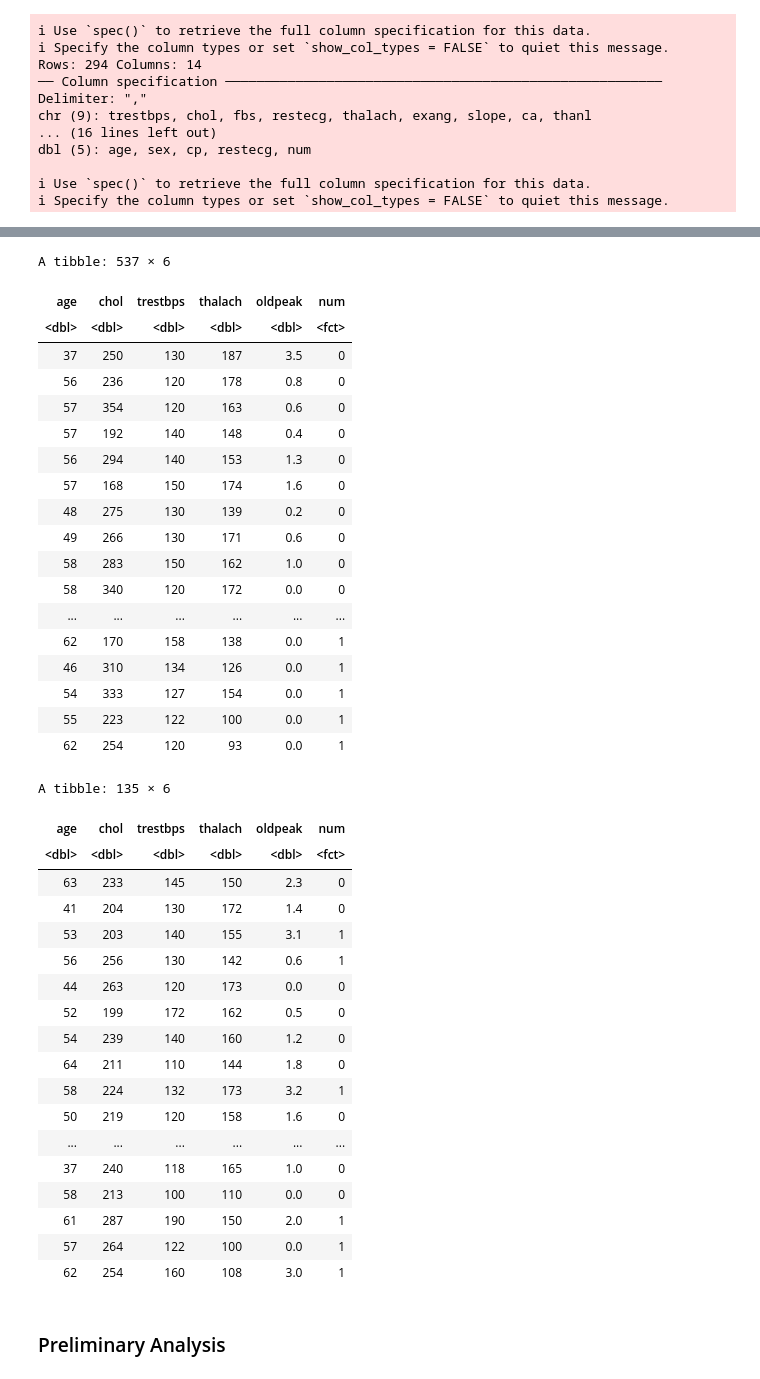
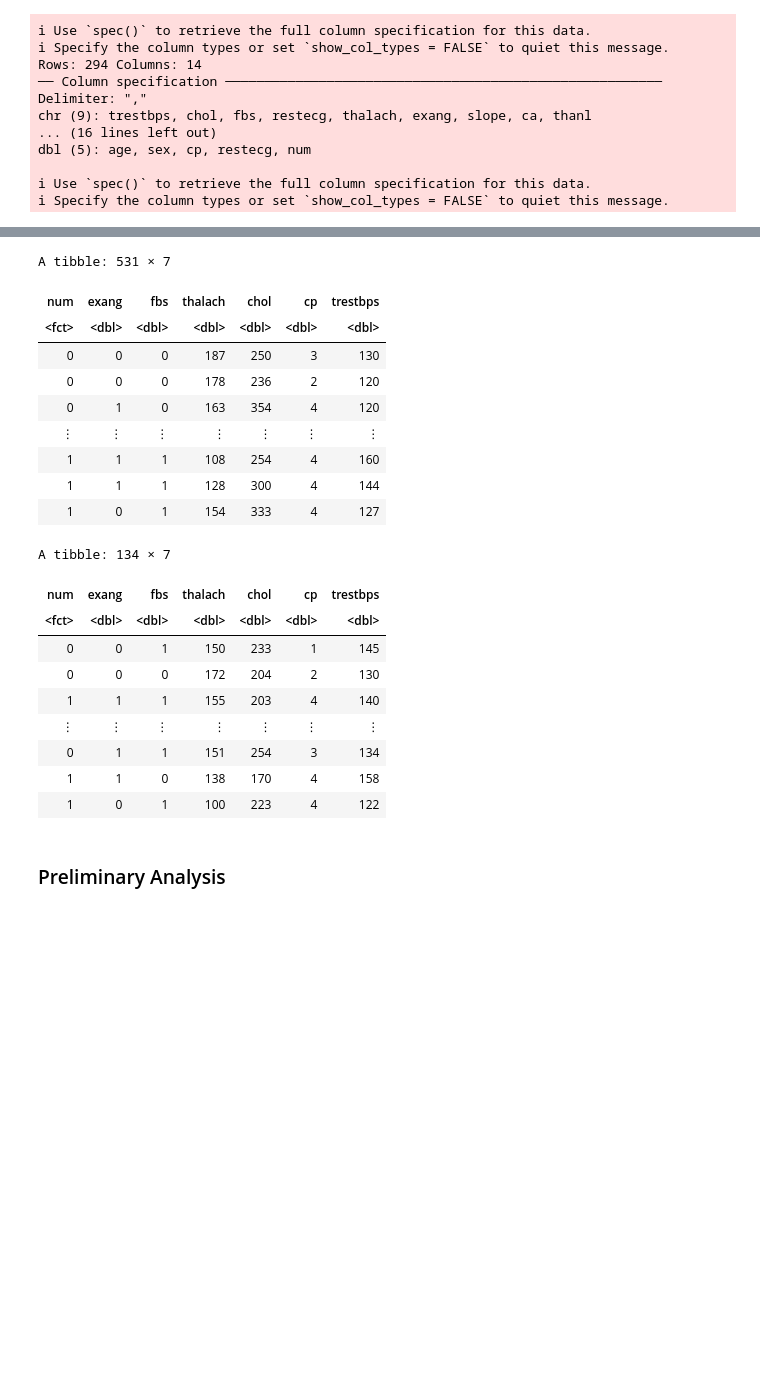
Before and after one commit to Dangel02/heartdisease_dataset, a Jupyter notebook: project_draft.ipynb, the cells around one changed output, grey strips where cells are left out. Drawn from its saved outputs; the diff is of its cells as text; code cells hidden in the pictures; blank space fills up the shorter version.

```diff
--- a/project_draft.ipynb
+++ b/project_draft.ipynb
@@ -102,5 +96,6 @@ A tibble: 920 × 14
 # %%
-heart_data <- heart_data_combined |>
+tidy_heart_data <- heart_data_combined |>
                 mutate(num = ifelse(num %in% 1:4, 1, num)) |> # Correcting scaling of heart disease data (num)
                 filter(chol != 0) |> # There is one incorrect point where chol = 0
                 mutate(num = as_factor(num))
+tidy_heart_data|>arrange(thalach)
@@ -107,7 +113,10 @@ heart_data <- heart_data_combined |>
 # %%
 # Remove observations with NA values for predictor variables (age, chol, trestbps, thalach, oldpeak) only
-heart_data <- heart_data |>
-                filter(!is.na(age), !is.na(chol), !is.na(trestbps), !is.na(thalach), !is.na(oldpeak))
+heart_data <- tidy_heart_data |>
+                filter( !is.na(chol), !is.na(thalach), !is.na(fbs),!is.na(trestbps))
+heart_data|>group_by(trestbps)|>
+summarize(n=n())
+# arrange(oldpeak)
 
-heart_data
+# heart_data
 # %% [output]
@@ -133,57 +133,41 @@ A tibble: 672 × 14
 # %%
 # Split data into training (80%) and testing (20%) data
 set.seed(1234)
 
 #
+# clean_heart <- heart_data |>
+#                     select(age, chol, trestbps, thalach, oldpeak, num)
+
 clean_heart <- heart_data |>
-                    select(age, chol, trestbps, thalach, oldpeak, num)
-
+                    select( num,  exang, fbs, thalach, chol,cp,trestbps)
 
 heart_split <- initial_split(clean_heart, prop = 0.80, strata = num)
 heart_train <- training(heart_split)
 heart_test <- testing(heart_split)
 
-heart_train
+heart_train|>arrange(fbs)
 heart_test
 # %% [output]
-A tibble: 537 × 6
+A tibble: 531 × 7
-| age | chol | trestbps | thalach | oldpeak | num |
-| <dbl> | <dbl> | <dbl> | <dbl> | <dbl> | <fct> |
-| 37 | 250 | 130 | 187 | 3.5 | 0 |
-| 56 | 236 | 120 | 178 | 0.8 | 0 |
-| 57 | 354 | 120 | 163 | 0.6 | 0 |
-| 57 | 192 | 140 | 148 | 0.4 | 0 |
-| 56 | 294 | 140 | 153 | 1.3 | 0 |
-| 57 | 168 | 150 | 174 | 1.6 | 0 |
-| 48 | 275 | 130 | 139 | 0.2 | 0 |
-| 49 | 266 | 130 | 171 | 0.6 | 0 |
-| 58 | 283 | 150 | 162 | 1.0 | 0 |
-| 58 | 340 | 120 | 172 | 0.0 | 0 |
-| ... | ... | ... | ... | ... | ... |
-| 62 | 170 | 158 | 138 | 0.0 | 1 |
-| 46 | 310 | 134 | 126 | 0.0 | 1 |
-| 54 | 333 | 127 | 154 | 0.0 | 1 |
-| 55 | 223 | 122 | 100 | 0.0 | 1 |
-| 62 | 254 | 120 | 93 | 0.0 | 1 |
+| num | exang | fbs | thalach | chol | cp | trestbps |
+| <fct> | <dbl> | <dbl> | <dbl> | <dbl> | <dbl> | <dbl> |
+| 0 | 0 | 0 | 187 | 250 | 3 | 130 |
+| 0 | 0 | 0 | 178 | 236 | 2 | 120 |
+| 0 | 1 | 0 | 163 | 354 | 4 | 120 |
+| ⋮ | ⋮ | ⋮ | ⋮ | ⋮ | ⋮ | ⋮ |
+| 1 | 1 | 1 | 108 | 254 | 4 | 160 |
+| 1 | 1 | 1 | 128 | 300 | 4 | 144 |
+| 1 | 0 | 1 | 154 | 333 | 4 | 127 |
-A tibble: 135 × 6
+A tibble: 134 × 7
-| age | chol | trestbps | thalach | oldpeak | num |
-| <dbl> | <dbl> | <dbl> | <dbl> | <dbl> | <fct> |
-| 63 | 233 | 145 | 150 | 2.3 | 0 |
-| 41 | 204 | 130 | 172 | 1.4 | 0 |
-| 53 | 203 | 140 | 155 | 3.1 | 1 |
-| 56 | 256 | 130 | 142 | 0.6 | 1 |
-| 44 | 263 | 120 | 173 | 0.0 | 0 |
-| 52 | 199 | 172 | 162 | 0.5 | 0 |
-| 54 | 239 | 140 | 160 | 1.2 | 0 |
-| 64 | 211 | 110 | 144 | 1.8 | 0 |
-| 58 | 224 | 132 | 173 | 3.2 | 1 |
-| 50 | 219 | 120 | 158 | 1.6 | 0 |
-| ... | ... | ... | ... | ... | ... |
-| 37 | 240 | 118 | 165 | 1.0 | 0 |
-| 58 | 213 | 100 | 110 | 0.0 | 0 |
-| 61 | 287 | 190 | 150 | 2.0 | 1 |
-| 57 | 264 | 122 | 100 | 0.0 | 1 |
-| 62 | 254 | 160 | 108 | 3.0 | 1 |
+| num | exang | fbs | thalach | chol | cp | trestbps |
+| <fct> | <dbl> | <dbl> | <dbl> | <dbl> | <dbl> | <dbl> |
+| 0 | 0 | 1 | 150 | 233 | 1 | 145 |
+| 0 | 0 | 0 | 172 | 204 | 2 | 130 |
+| 1 | 1 | 1 | 155 | 203 | 4 | 140 |
+| ⋮ | ⋮ | ⋮ | ⋮ | ⋮ | ⋮ | ⋮ |
+| 0 | 1 | 1 | 151 | 254 | 3 | 134 |
+| 1 | 1 | 0 | 138 | 170 | 4 | 158 |
+| 1 | 0 | 1 | 100 | 223 | 4 | 122 |
 # %% [markdown]
 ### Preliminary Analysis
 # %%
```
Also changed, not shown: parts of 9 cells of this notebook.
